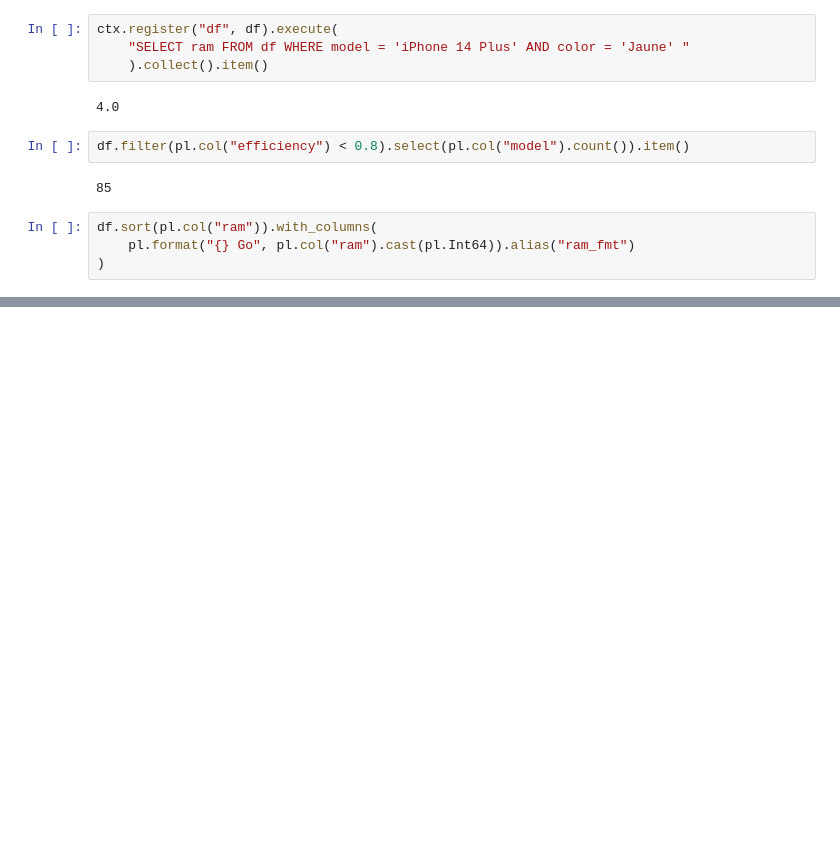
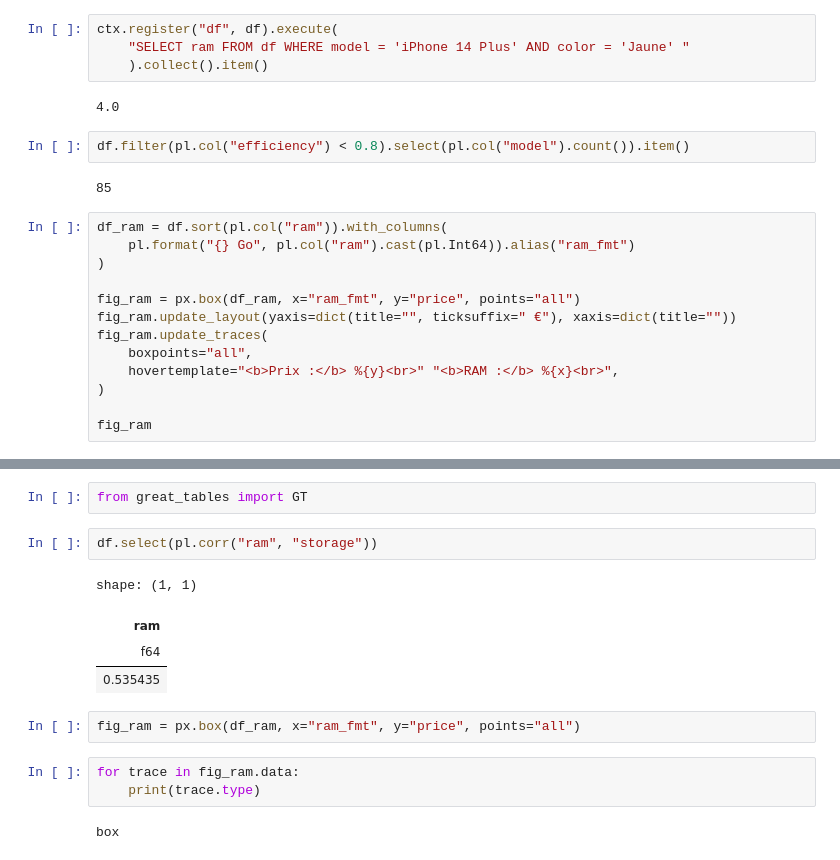
Before and after one commit to aybuke-b/3R, a Jupyter notebook: Web_Scraping/new_notebook.ipynb, the cells around one changed output, grey strips where cells are left out. Saved outputs shown, nothing was run; the diff lists cells and outputs as text; blank space fills up the shorter version.

```diff
--- a/Web_Scraping/new_notebook.ipynb
+++ b/Web_Scraping/new_notebook.ipynb
@@ -125,6 +106,15 @@ df.filter(pl.col("efficiency") < 0.8).select(pl.col("model").count()).item()
 # %% [output]
 85
 # %%
-df.sort(pl.col("ram")).with_columns(
+df_ram = df.sort(pl.col("ram")).with_columns(
     pl.format("{} Go", pl.col("ram").cast(pl.Int64)).alias("ram_fmt")
 )
+
+fig_ram = px.box(df_ram, x="ram_fmt", y="price", points="all")
+fig_ram.update_layout(yaxis=dict(title="", ticksuffix=" €"), xaxis=dict(title=""))
+fig_ram.update_traces(
+    boxpoints="all",
+    hovertemplate="<b>Prix :</b> %{y}<br>" "<b>RAM :</b> %{x}<br>",
+)
+
+fig_ram
@@ -150,0 +121,16 @@ shape: (432, 46)
+# %%
+from great_tables import GT
+# %%
+df.select(pl.corr("ram", "storage"))
+# %% [output]
+shape: (1, 1)
+| ram |
+| f64 |
+| 0.535435 |
+# %%
+fig_ram = px.box(df_ram, x="ram_fmt", y="price", points="all")
+# %%
+for trace in fig_ram.data:
+    print(trace.type)
+# %% [output]
+box
```
Also changed, not shown: parts of 3 cells of this notebook, 5 other files.
